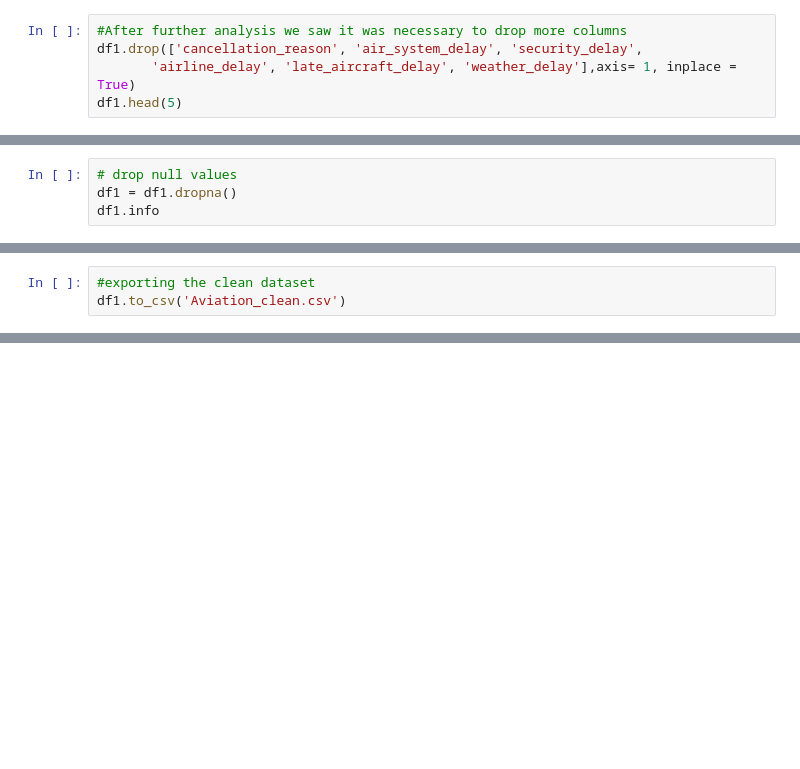
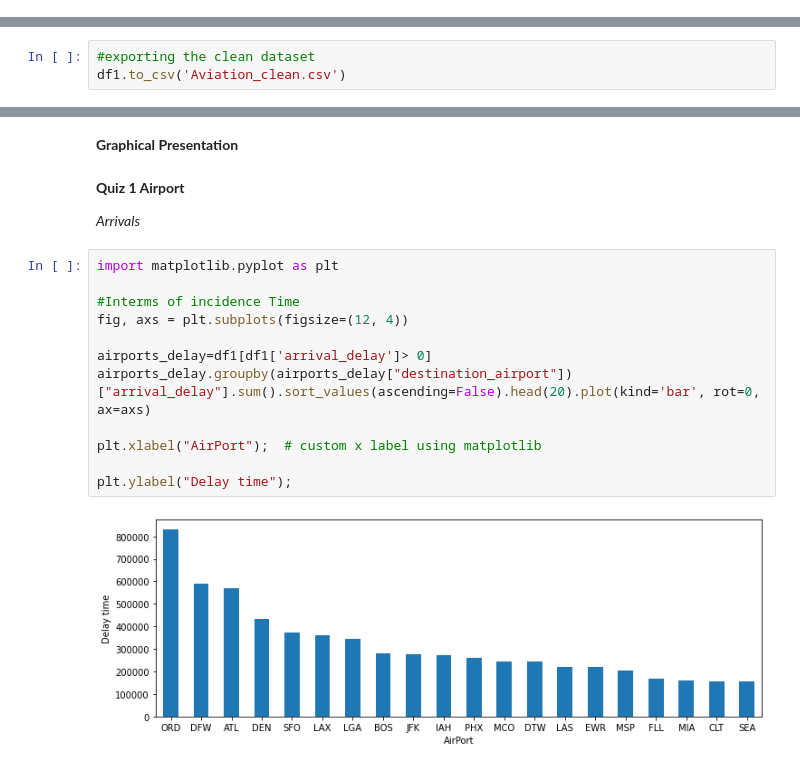
Before and after one commit to MwangiMwaniki/Flight-time-optimization-, a Jupyter notebook: Moringa_Data_Science_Prep_W5_Group_Project.ipynb, the cells around one changed output, grey strips where cells are left out. Cells and saved outputs as stored; diff of their text form; blank space fills up the shorter version.

Commit message:
Updated Version With Data analysis

```diff
--- a/Moringa_Data_Science_Prep_W5_Group_Project.ipynb
+++ b/Moringa_Data_Science_Prep_W5_Group_Project.ipynb
@@ -132,8 +130,3 @@ AIRLINE_DELAY           True
 LATE_AIRCRAFT_DELAY     True
 WEATHER_DELAY           True
 dtype: bool
-# %%
-#After further analysis we saw it was necessary to drop more columns
-df1.drop(['cancellation_reason', 'air_system_delay', 'security_delay',
-       'airline_delay', 'late_aircraft_delay', 'weather_delay'],axis= 1, inplace = True)
-df1.head(5)
@@ -153,7 +139,3 @@ df1.tail()
 | 999997 | 999997 | 2015 | 3 | 7 | 6 | MQ | 3641 | DSM | ... |
 | 999998 | 999998 | 2015 | 3 | 7 | 6 | OO | 5244 | LAX | ... |
 | 999999 | 999999 | 2015 | 3 | 7 | 6 | DL | 805 | MSP | ... |
-# %%
-# drop null values
-df1 = df1.dropna()
-df1.info
@@ -218,0 +231,20 @@ df1.to_csv('Aviation_clean.csv')
+# %% [markdown]
+**Graphical Presentation**
+# %% [markdown]
+**Quiz 1  Airport**
+
+*Arrivals*
+# %%
+import matplotlib.pyplot as plt
+
+#Interms of incidence Time
+fig, axs = plt.subplots(figsize=(12, 4))
+
+airports_delay=df1[df1['arrival_delay']> 0]
+airports_delay.groupby(airports_delay["destination_airport"])["arrival_delay"].sum().sort_values(ascending=False).head(20).plot(kind='bar', rot=0, ax=axs)
+
+plt.xlabel("AirPort");  # custom x label using matplotlib
+
+plt.ylabel("Delay time");
+# %% [output]
+[figure, added]
```
Also changed, not shown: parts of 37 cells of this notebook.
